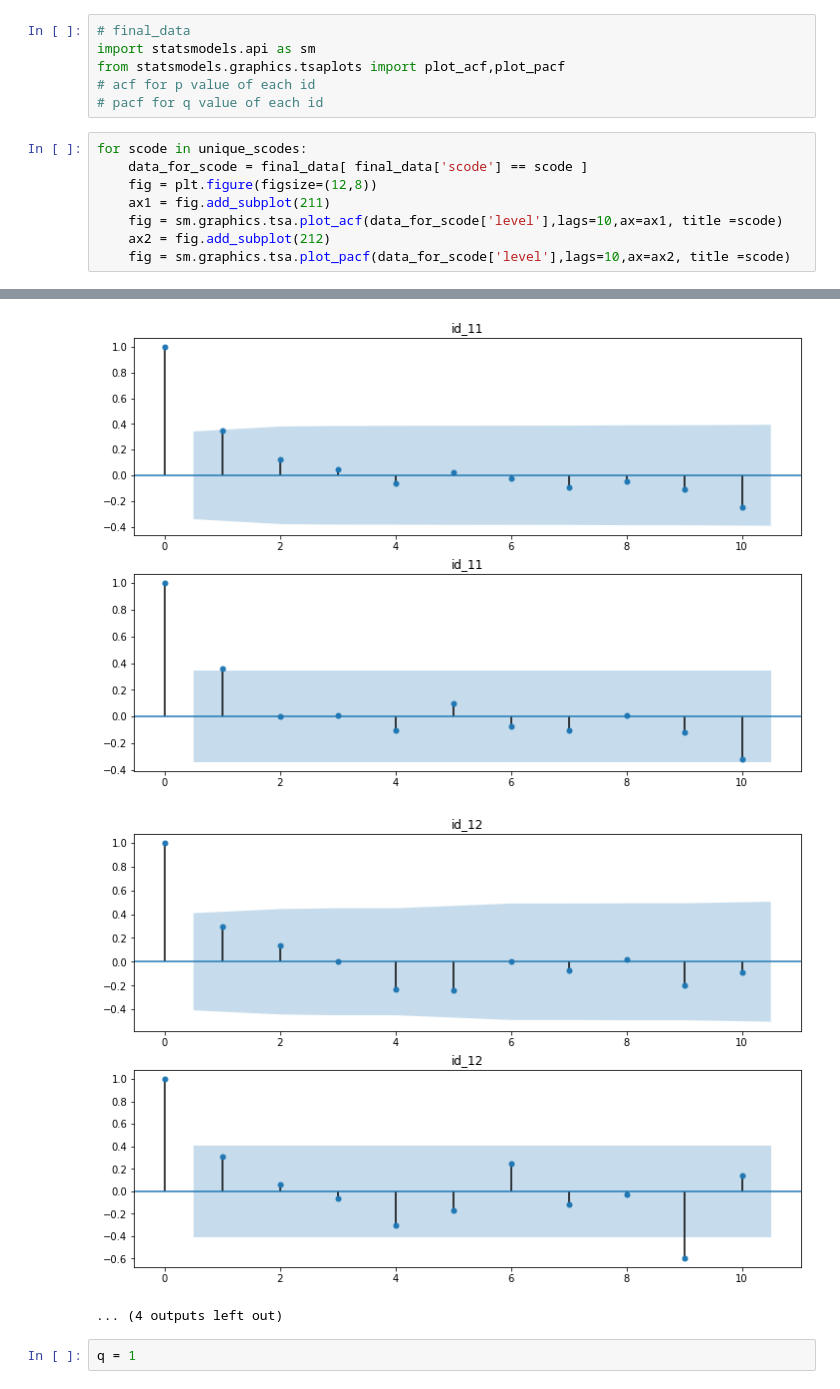
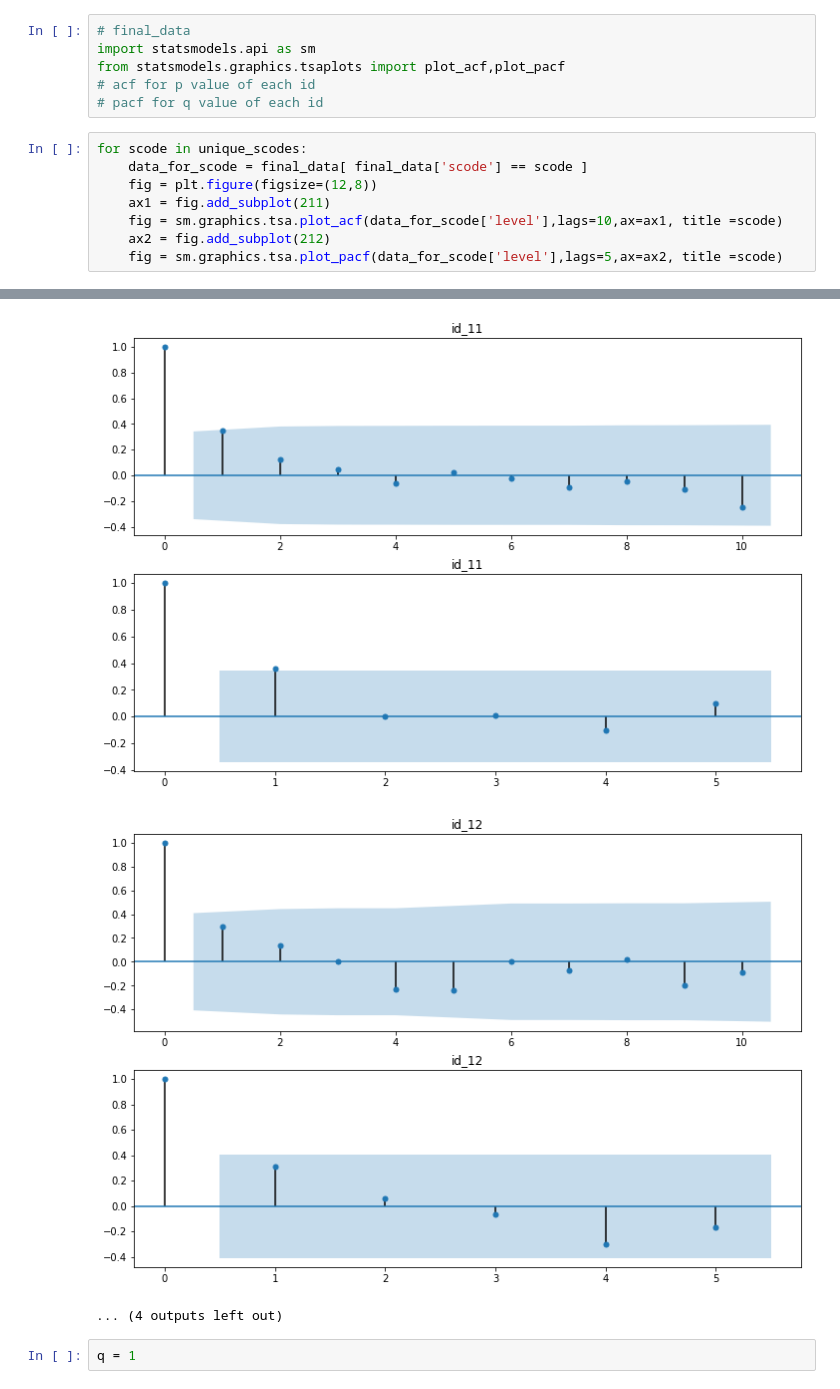
Before and after one commit to GuptaTanay/Battery-Level-Prediction, a Jupyter notebook: Battery_Level_Prediction.ipynb, the cells around one changed output, grey strips where cells are left out. Saved outputs shown, nothing was run; the diff lists cells and outputs as text.

```diff
--- a/Battery_Level_Prediction.ipynb
+++ b/Battery_Level_Prediction.ipynb
@@ -318,5 +310,5 @@ for scode in unique_scodes:
     ax1 = fig.add_subplot(211)
     fig = sm.graphics.tsa.plot_acf(data_for_scode['level'],lags=10,ax=ax1, title =scode)
     ax2 = fig.add_subplot(212)
-    fig = sm.graphics.tsa.plot_pacf(data_for_scode['level'],lags=10,ax=ax2, title =scode)
+    fig = sm.graphics.tsa.plot_pacf(data_for_scode['level'],lags=5,ax=ax2, title =scode)
 # %% [output]
@@ -333,5 +325,5 @@ for scode in unique_scodes:
-[figure, old version]
+[figure, new version]
-[figure, old version]
+[figure, new version]
 ... (4 outputs left out)
 # %%
 q = 1
```
Also changed, not shown: parts of 16 cells of this notebook.
